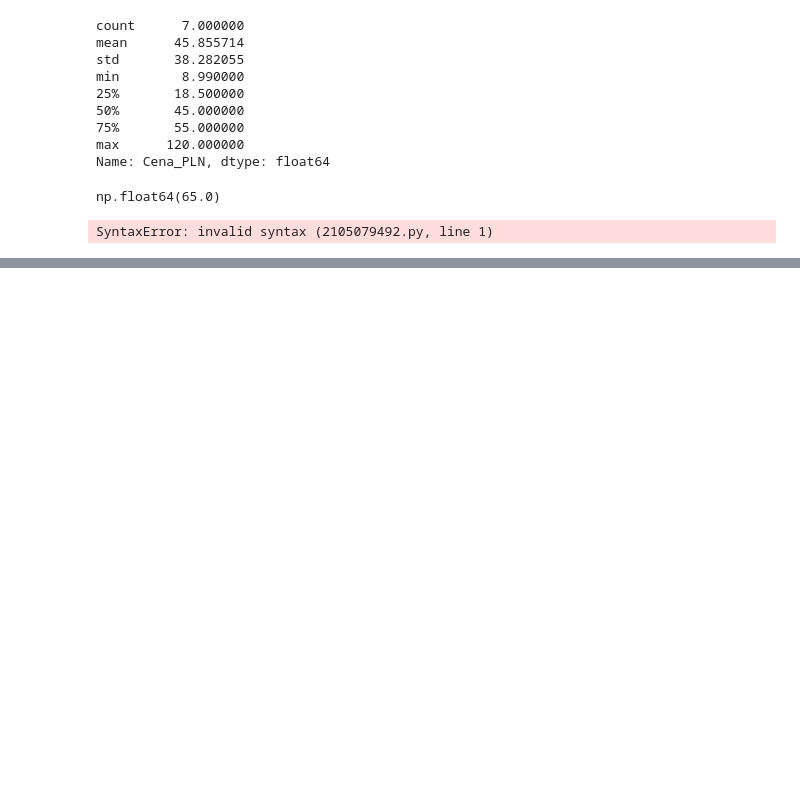
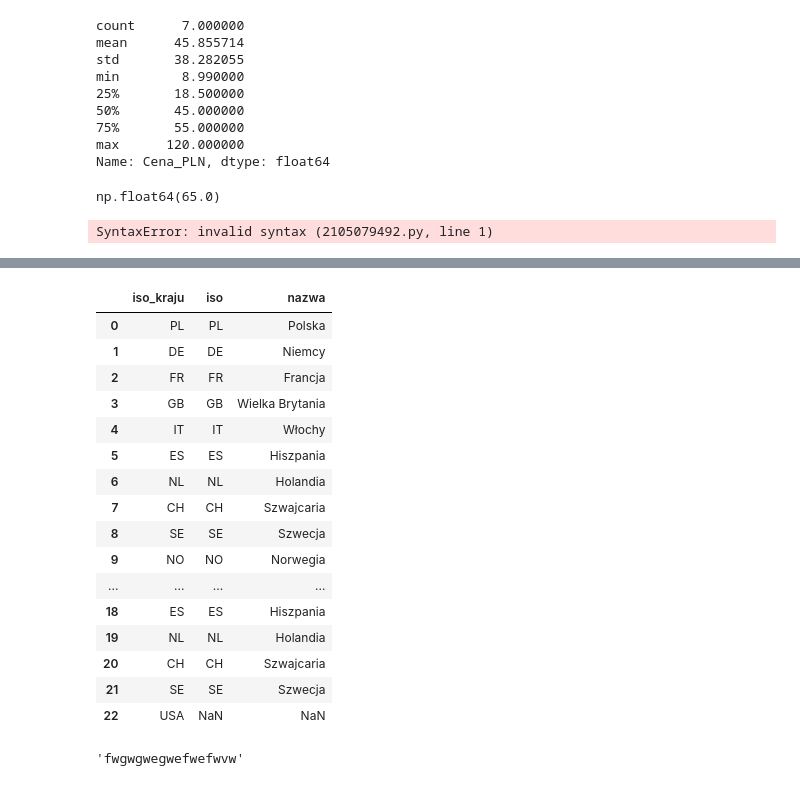
Before and after one commit to dane-analizy/szkolenie_pandas-2026_09_28-2026_09_30, a Jupyter notebook: robocze/02_series.ipynb, the cells around one changed output, grey strips where cells are left out. Cells and saved outputs as stored; diff of their text form; code cells hidden in the pictures; blank space fills up the shorter version.

```diff
--- a/robocze/02_series.ipynb
+++ b/robocze/02_series.ipynb
@@ -262,0 +494,3 @@ np.int64(2)
+# %%
+df = pd.DataFrame({"iso_kraju": kraje})
+df
@@ -262,0 +515,3 @@ np.int64(2)
+# %%
+df['nazwa_kraju'] = df['iso_kraju'].map(slownik)
+df
@@ -262,0 +536,4 @@ np.int64(2)
+# %%
+slownik_df = pd.DataFrame(slownik.items())
+slownik_df.columns = ['iso', 'nazwa']
+slownik_df
@@ -262,0 +552,20 @@ np.int64(2)
+# %%
+pd.merge(df, slownik_df, how="left", left_on="iso_kraju", right_on="iso")
+# %% [output]
+|  | iso_kraju | iso | nazwa |
+| 0 | PL | PL | Polska |
+| 1 | DE | DE | Niemcy |
+| 2 | FR | FR | Francja |
+| 3 | GB | GB | Wielka Brytania |
+| 4 | IT | IT | Włochy |
+| 5 | ES | ES | Hiszpania |
+| 6 | NL | NL | Holandia |
+| 7 | CH | CH | Szwajcaria |
+| 8 | SE | SE | Szwecja |
+| 9 | NO | NO | Norwegia |
+| ... | ... | ... | ... |
+| 18 | ES | ES | Hiszpania |
+| 19 | NL | NL | Holandia |
+| 20 | CH | CH | Szwajcaria |
+| 21 | SE | SE | Szwecja |
+| 22 | USA | NaN | NaN |
@@ -262,0 +581,4 @@ np.int64(2)
+# %%
+male_litery("fwgwgWEGWEFwefwvw")
+# %% [output]
+'fwgwgwegwefwefwvw'
```
Also changed, not shown: parts of 64 cells of this notebook.
